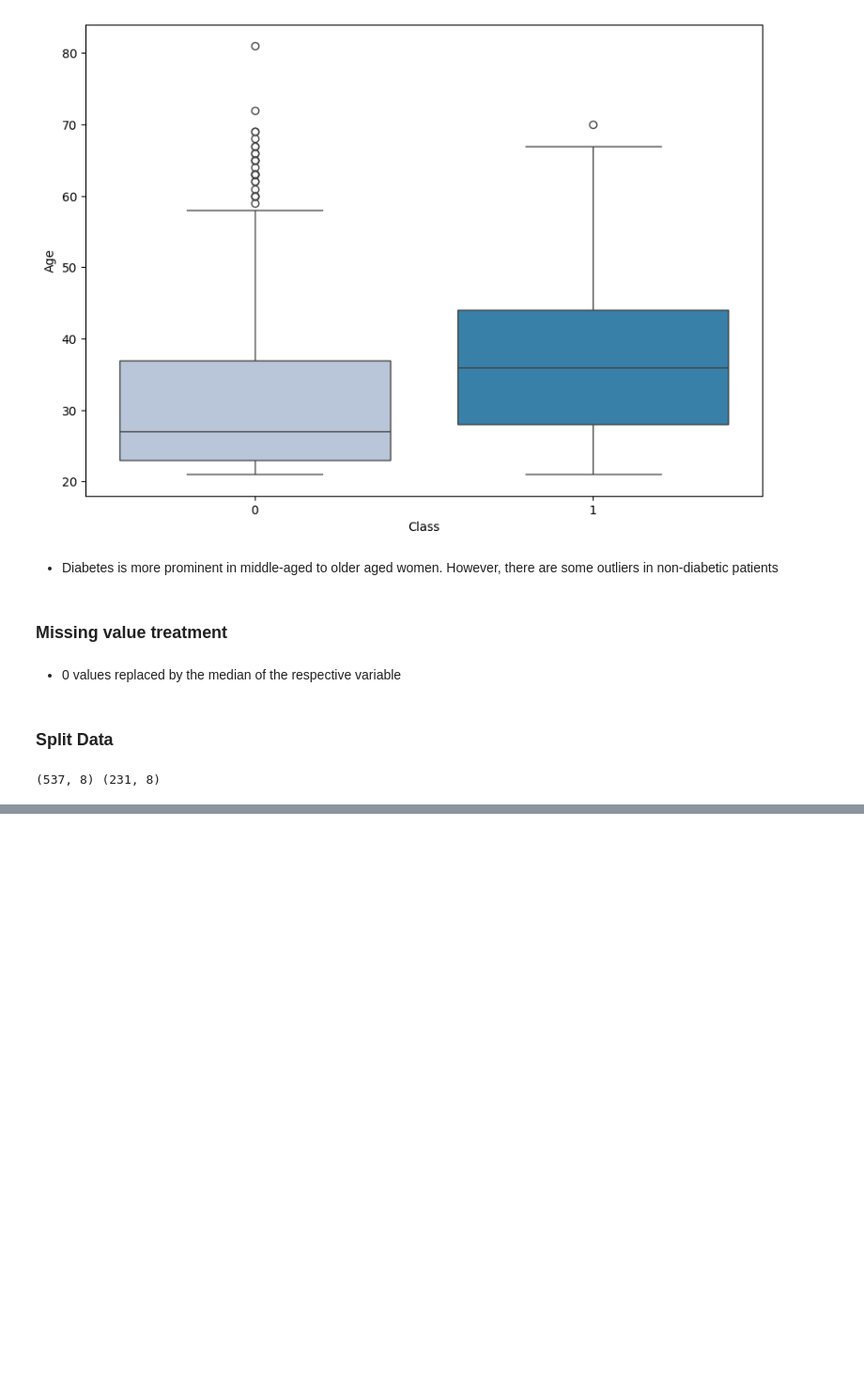
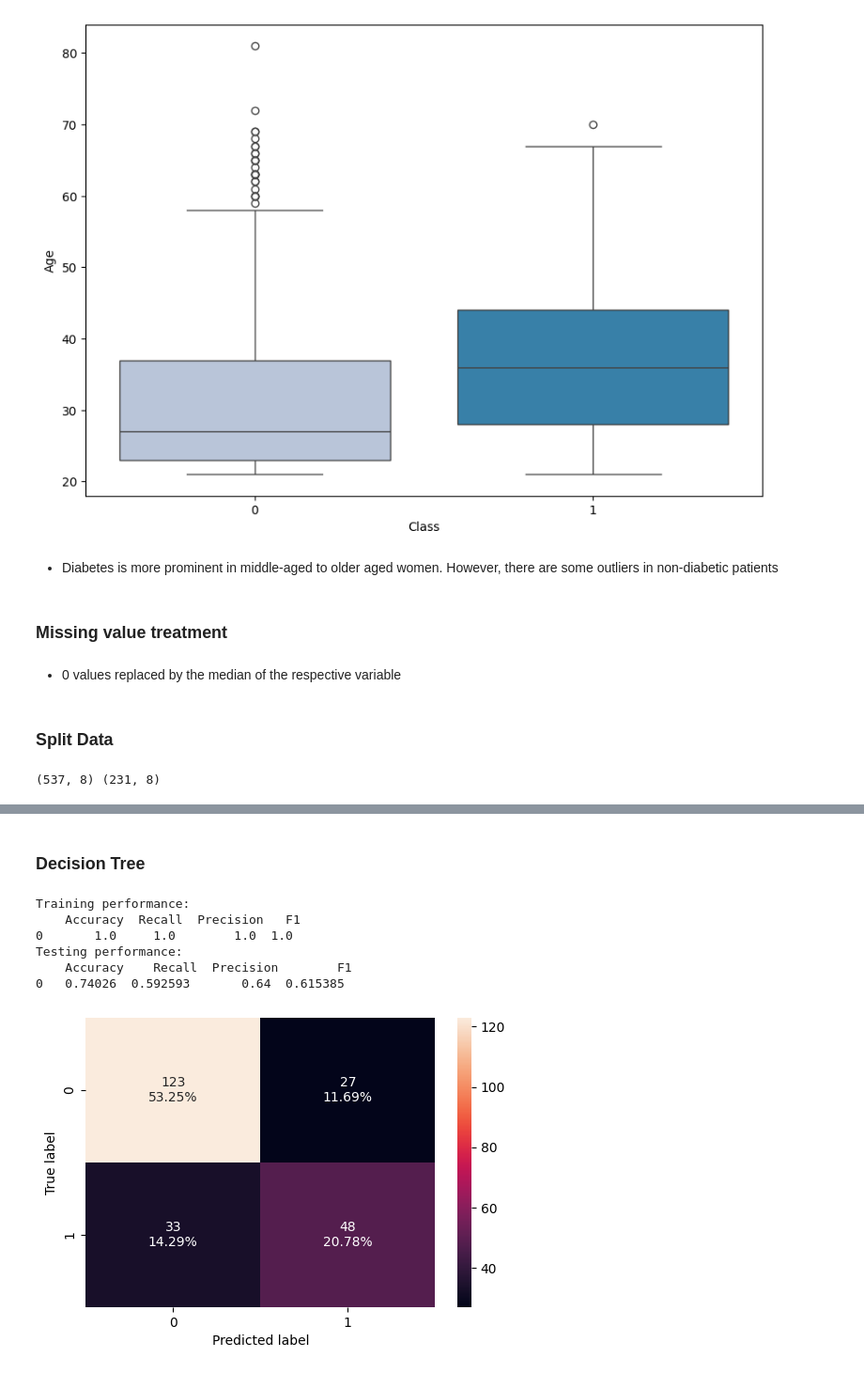
Before and after one commit to aimlalchemists/random-forest-diabetes-risk-prediction, a Jupyter notebook: Case_Study_DiabetesRisk_Prediction.ipynb, the cells around one changed output, grey strips where cells are left out. Shown at 94% size. Cells and saved outputs as stored; diff of their text form; code cells hidden in the pictures; blank space fills up the shorter version.

```diff
--- a/Case_Study_DiabetesRisk_Prediction.ipynb
+++ b/Case_Study_DiabetesRisk_Prediction.ipynb
@@ -439,0 +501,44 @@ print(X_train.shape, X_test.shape)
+# %%
+def confusion_matrix_sklearn(model, predictors, target):
+    """
+    To plot the confusion_matrix with percentages
+
+    model: classifier
+    predictors: independent variables
+    target: dependent variable
+    """
+    y_pred = model.predict(predictors)
+    cm = confusion_matrix(target, y_pred)
+    labels = np.asarray(
+        [
+            ["{0:0.0f}".format(item) + "\n{0:.2%}".format(item / cm.flatten().sum())]
+            for item in cm.flatten()
+        ]
+    ).reshape(2, 2)
+
+    plt.figure(figsize=(6, 4))
+    sns.heatmap(cm, annot=labels, fmt="")
+    plt.ylabel("True label")
+    plt.xlabel("Predicted label")
+# %% [markdown]
+### **Decision Tree**
+# %%
+#Fitting the model
+d_tree = DecisionTreeClassifier(random_state=1)
+d_tree.fit(X_train,y_train)
+
+#Calculating different metrics
+dtree_model_train_perf=model_performance_classification_sklearn(d_tree,X_train,y_train)
+print("Training performance:\n",dtree_model_train_perf)
+dtree_model_test_perf=model_performance_classification_sklearn(d_tree,X_test,y_test)
+print("Testing performance:\n",dtree_model_test_perf)
+#Creating confusion matrix
+confusion_matrix_sklearn(d_tree, X_test, y_test)
+# %% [output]
+Training performance:
+    Accuracy  Recall  Precision   F1
+0       1.0     1.0        1.0  1.0
+Testing performance:
+    Accuracy    Recall  Precision        F1
+0   0.74026  0.592593       0.64  0.615385
+[figure, added]
```
Also changed, not shown: parts of 29 cells of this notebook.
